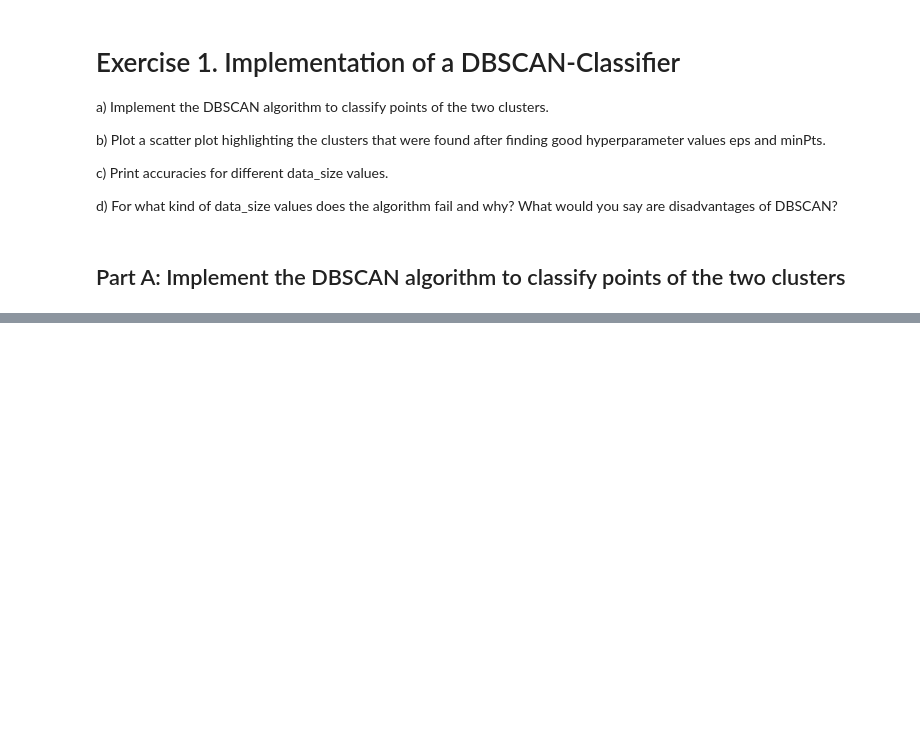
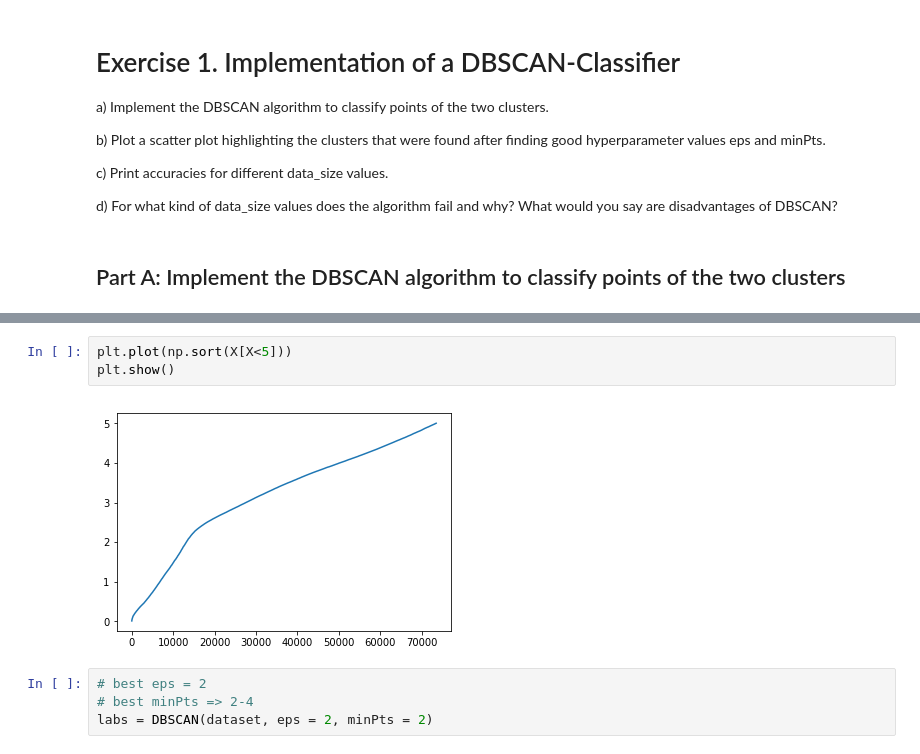
Before and after one commit to pwl482/patrec_2020, a Jupyter notebook: Assignment_2/2_Clustering.ipynb, the cells around one changed output, grey strips where cells are left out. Drawn from its saved outputs; the diff is of its cells as text; blank space fills up the shorter version.

```diff
--- a/Assignment_2/2_Clustering.ipynb
+++ b/Assignment_2/2_Clustering.ipynb
@@ -125,0 +129,9 @@ labs
+# %%
+plt.plot(np.sort(X[X<5]))
+plt.show()
+# %% [output]
+[figure, added]
+# %%
+# best eps = 2
+# best minPts => 2-4
+labs = DBSCAN(dataset, eps = 2, minPts = 2)
```
Also changed, not shown: parts of 18 cells of this notebook.
